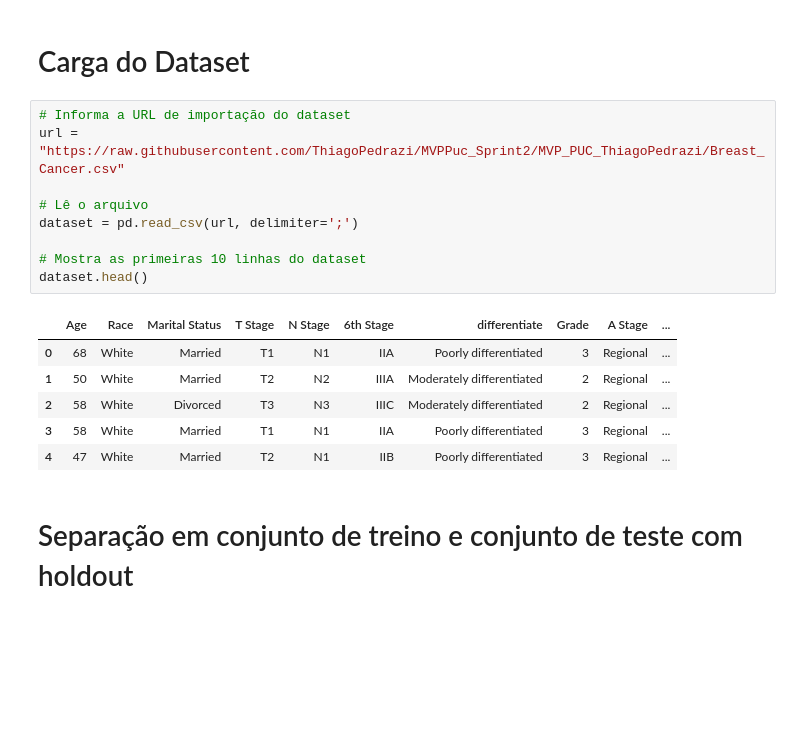
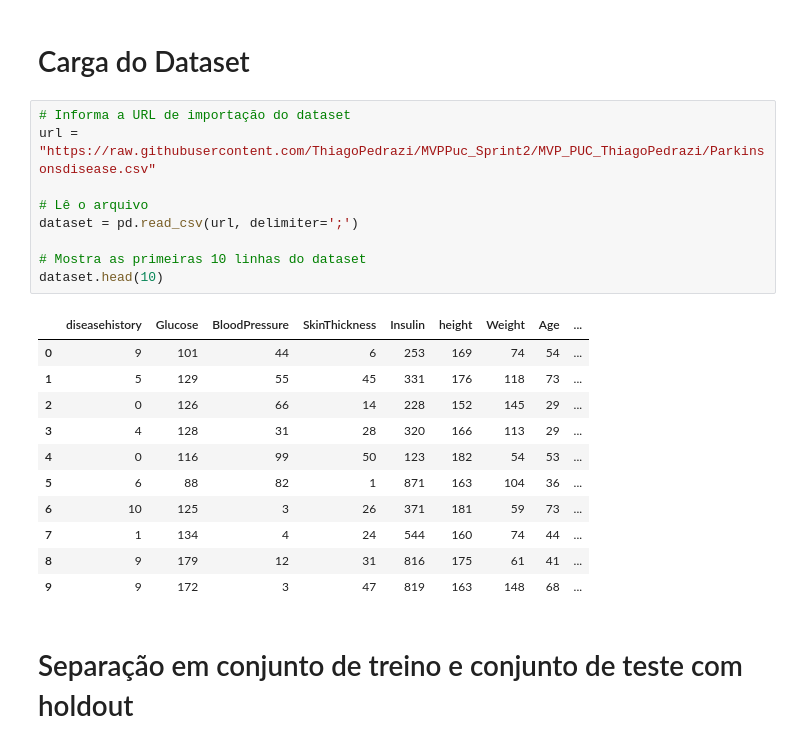
Before and after one commit to ThiagoPedrazi/MVPPuc_Sprint2, a Jupyter notebook: MVP_Sprint2A_ThiagoPedrazi.ipynb, the cells around one changed output. Cells and saved outputs as stored; diff of their text form; blank space fills up the shorter version.

```diff
--- a/MVP_Sprint2A_ThiagoPedrazi.ipynb
+++ b/MVP_Sprint2A_ThiagoPedrazi.ipynb
@@ -33,20 +33,25 @@ from sklearn.ensemble import GradientBoostingClassifier
 # Carga do Dataset
 # %%
 # Informa a URL de importação do dataset
-url = "https://raw.githubusercontent.com/ThiagoPedrazi/MVPPuc_Sprint2/MVP_PUC_ThiagoPedrazi/Breast_Cancer.csv"
+url = "https://raw.githubusercontent.com/ThiagoPedrazi/MVPPuc_Sprint2/MVP_PUC_ThiagoPedrazi/Parkinsonsdisease.csv"
 
 # Lê o arquivo
 dataset = pd.read_csv(url, delimiter=';')
 
 # Mostra as primeiras 10 linhas do dataset
-dataset.head()
+dataset.head(10)
 # %% [output]
-|  | Age | Race | Marital Status | T Stage | N Stage | 6th Stage | differentiate | Grade | A Stage | ... |
-| 0 | 68 | White | Married | T1 | N1 | IIA | Poorly differentiated | 3 | Regional | ... |
-| 1 | 50 | White | Married | T2 | N2 | IIIA | Moderately differentiated | 2 | Regional | ... |
-| 2 | 58 | White | Divorced | T3 | N3 | IIIC | Moderately differentiated | 2 | Regional | ... |
-| 3 | 58 | White | Married | T1 | N1 | IIA | Poorly differentiated | 3 | Regional | ... |
-| 4 | 47 | White | Married | T2 | N1 | IIB | Poorly differentiated | 3 | Regional | ... |
+|  | diseasehistory | Glucose | BloodPressure | SkinThickness | Insulin | height | Weight | Age | ... |
+| 0 | 9 | 101 | 44 | 6 | 253 | 169 | 74 | 54 | ... |
+| 1 | 5 | 129 | 55 | 45 | 331 | 176 | 118 | 73 | ... |
+| 2 | 0 | 126 | 66 | 14 | 228 | 152 | 145 | 29 | ... |
+| 3 | 4 | 128 | 31 | 28 | 320 | 166 | 113 | 29 | ... |
+| 4 | 0 | 116 | 99 | 50 | 123 | 182 | 54 | 53 | ... |
+| 5 | 6 | 88 | 82 | 1 | 871 | 163 | 104 | 36 | ... |
+| 6 | 10 | 125 | 3 | 26 | 371 | 181 | 59 | 73 | ... |
+| 7 | 1 | 134 | 4 | 24 | 544 | 160 | 74 | 44 | ... |
+| 8 | 9 | 179 | 12 | 31 | 816 | 175 | 61 | 41 | ... |
+| 9 | 9 | 172 | 3 | 47 | 819 | 163 | 148 | 68 | ... |
 # %% [markdown]
 # Separação em conjunto de treino e conjunto de teste com holdout
 # %%
```
Also changed, not shown: parts of 10 cells of this notebook.
